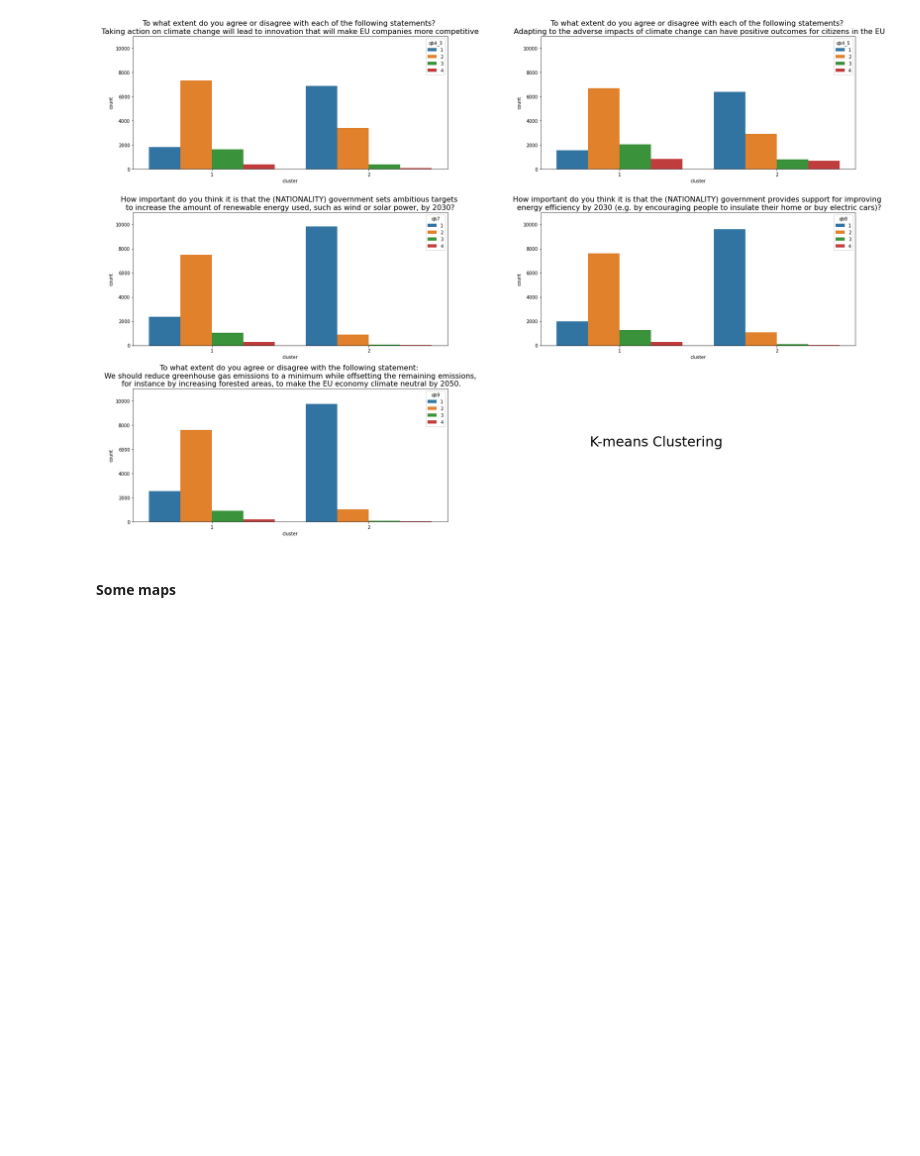
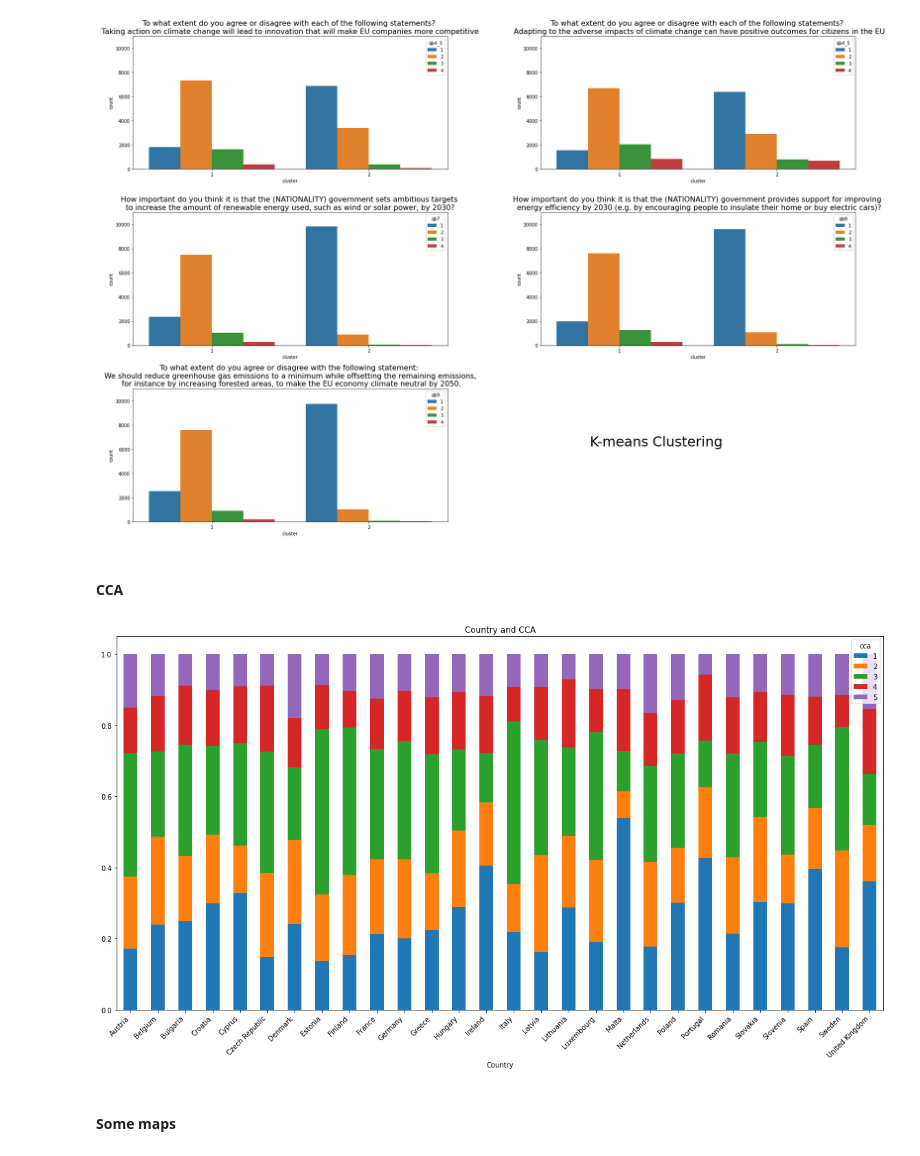
Before and after one commit to claudiagiuspoli/pro-environmental-behaviour, a Jupyter notebook: data viz.ipynb, the cells around one changed output. Saved outputs shown, nothing was run; the diff lists cells and outputs as text; code cells hidden in the pictures; blank space fills up the shorter version.

```diff
--- a/data viz.ipynb
+++ b/data viz.ipynb
@@ -531,6 +531,28 @@ plt.tight_layout()
 plt.show()
 # %% [output]
 [figure]
+# %% [markdown]
+#### CCA
+# %%
+freq_df =  df.groupby(['country'])['cca'].value_counts().unstack()
+pct_df = freq_df.divide(freq_df.sum(axis=1), axis=0)
+ax = pct_df.plot(kind="bar", stacked=True)
+
+
+plt.gcf().set_size_inches(20, 10)
+
+
+# Add labels and title
+plt.title("Country and CCA")
+plt.xlabel("Country")
+#plt.ylabel("Average attitude towards the problem of climate change")
+plt.xticks(rotation=45, ha='right')
+
+
+# Display the graph on the screen
+plt.show()
+# %% [output]
+[figure, added]
 # %% [markdown]
 #### Some maps
 # %%
```
Also changed, not shown: 9 other files.
